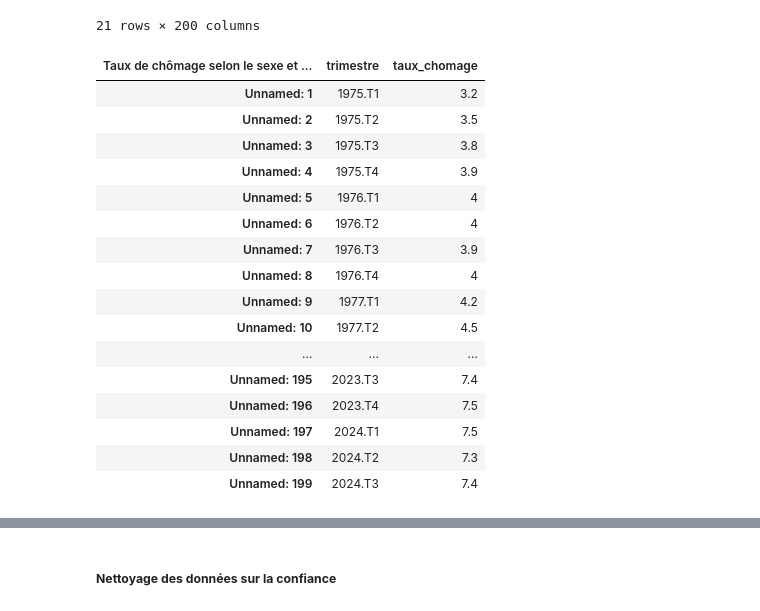
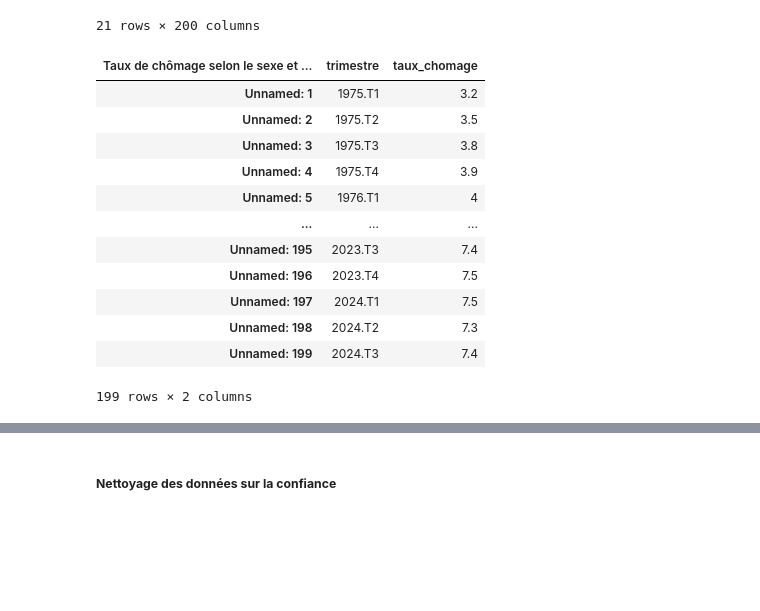
Before and after one commit to amreily/Projet-python-2A, a Jupyter notebook: Notebook_pythondata.ipynb, the cells around one changed output, grey strips where cells are left out. Drawn from its saved outputs; the diff is of its cells as text; code cells hidden in the pictures; blank space fills up the shorter version.

```diff
--- a/Notebook_pythondata.ipynb
+++ b/Notebook_pythondata.ipynb
@@ -225,30 +256,25 @@ chomage
 # %%
 chomage = chomage.T
 chomage = chomage[[2, 11]]
-chomage
 chomage.columns = chomage.iloc[0]
 chomage = chomage[1:]
 chomage.rename(columns={"Sexe et âge": "trimestre", "Ensemble ": "taux_chomage"}, inplace=True)
 chomage['trimestre'] = chomage['trimestre'].str.replace('-', '.', regex=False)
 chomage
 # %% [output]
 | Taux de chômage selon le sexe et ... | trimestre | taux_chomage |
 | Unnamed: 1 | 1975.T1 | 3.2 |
 | Unnamed: 2 | 1975.T2 | 3.5 |
 | Unnamed: 3 | 1975.T3 | 3.8 |
 | Unnamed: 4 | 1975.T4 | 3.9 |
 | Unnamed: 5 | 1976.T1 | 4 |
-| Unnamed: 6 | 1976.T2 | 4 |
-| Unnamed: 7 | 1976.T3 | 3.9 |
-| Unnamed: 8 | 1976.T4 | 4 |
-| Unnamed: 9 | 1977.T1 | 4.2 |
-| Unnamed: 10 | 1977.T2 | 4.5 |
 | ... | ... | ... |
 | Unnamed: 195 | 2023.T3 | 7.4 |
 | Unnamed: 196 | 2023.T4 | 7.5 |
 | Unnamed: 197 | 2024.T1 | 7.5 |
 | Unnamed: 198 | 2024.T2 | 7.3 |
 | Unnamed: 199 | 2024.T3 | 7.4 |
+199 rows × 2 columns
 # %%
 # # Suppression de données qu'on n'exploitera pas
 # chomage.columns = chomage.iloc[2]
```
Also changed, not shown: parts of 60 cells of this notebook, 2 other files.
